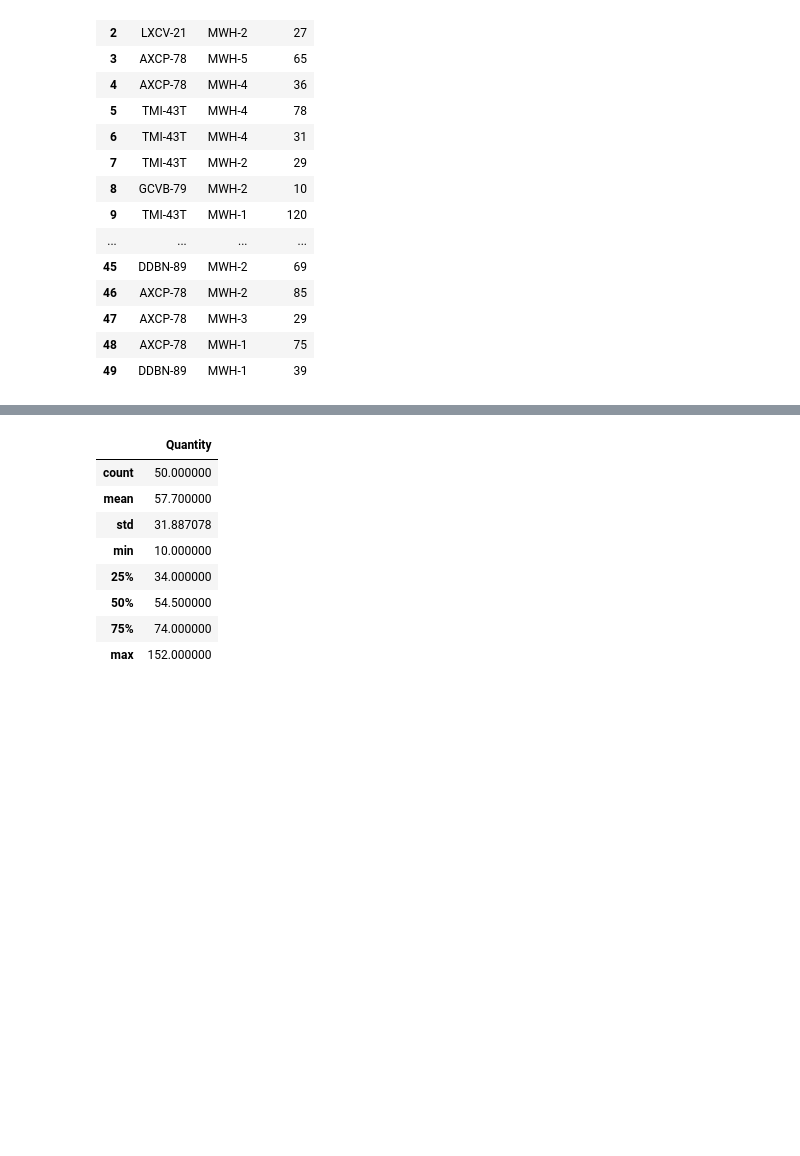
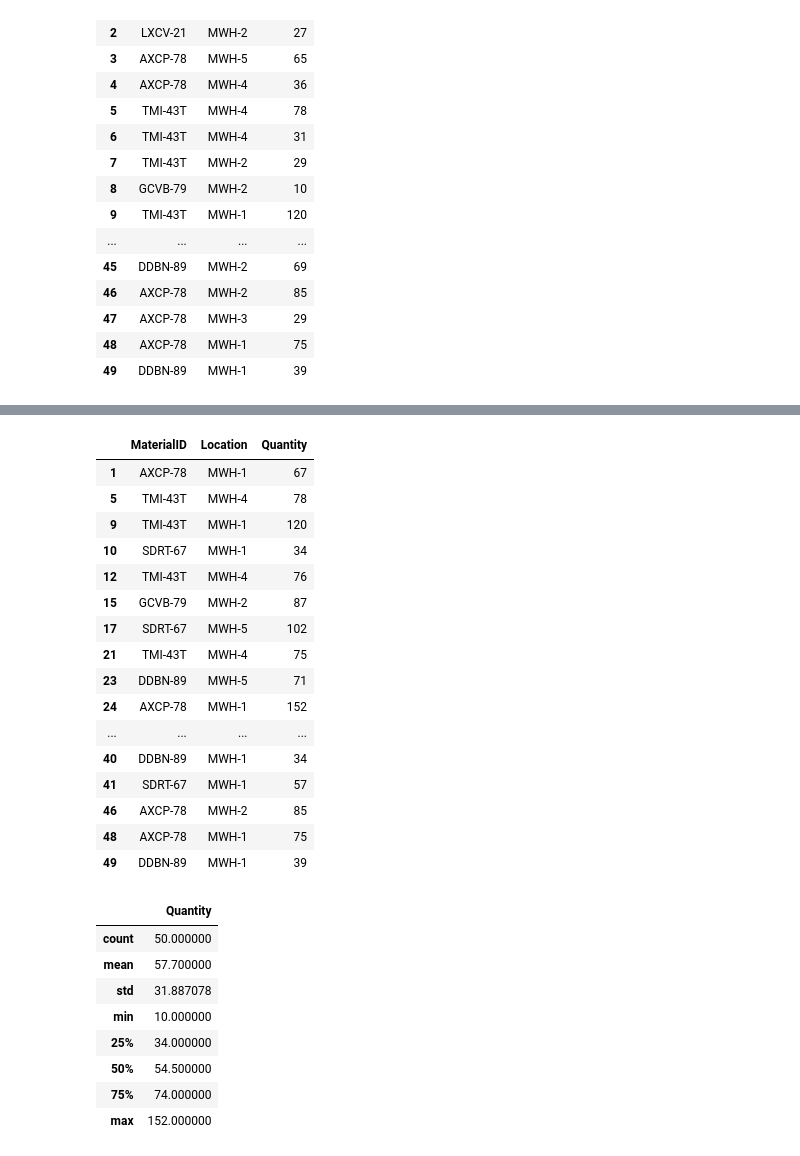
Before and after one commit to chaitanysaraswat/Advanced-Analytics-Using-Statistics, a Jupyter notebook: lecture3_dataset.ipynb, the cells around one changed output, grey strips where cells are left out. Drawn from its saved outputs; the diff is of its cells as text; code cells hidden in the pictures; blank space fills up the shorter version.

```diff
--- a/lecture3_dataset.ipynb
+++ b/lecture3_dataset.ipynb
@@ -42,0 +81,3 @@ df.head()
+# %%
+df.columns.values[0]='Matid'
+df.head()
@@ -42,0 +91,3 @@ df.head()
+# %%
+df.columns.values[0]='MaterialID'
+df.head()
@@ -43,3 +155,25 @@ df.head()
+# %%
+ind=np.where((df.Quantity>70) | (df.Location=='MWH-1'))# will give all indices greater than 70 we |(pipe) operator for two conditions
+df1=df.iloc[ind[0]]
+df1
+# %% [output]
+|  | MaterialID | Location | Quantity |
+| 1 | AXCP-78 | MWH-1 | 67 |
+| 5 | TMI-43T | MWH-4 | 78 |
+| 9 | TMI-43T | MWH-1 | 120 |
+| 10 | SDRT-67 | MWH-1 | 34 |
+| 12 | TMI-43T | MWH-4 | 76 |
+| 15 | GCVB-79 | MWH-2 | 87 |
+| 17 | SDRT-67 | MWH-5 | 102 |
+| 21 | TMI-43T | MWH-4 | 75 |
+| 23 | DDBN-89 | MWH-5 | 71 |
+| 24 | AXCP-78 | MWH-1 | 152 |
+| ... | ... | ... | ... |
+| 40 | DDBN-89 | MWH-1 | 34 |
+| 41 | SDRT-67 | MWH-1 | 57 |
+| 46 | AXCP-78 | MWH-2 | 85 |
+| 48 | AXCP-78 | MWH-1 | 75 |
+| 49 | DDBN-89 | MWH-1 | 39 |
 # %%
 df.describe()
 # %% [output]
```
Also changed, not shown: parts of 51 cells of this notebook.
